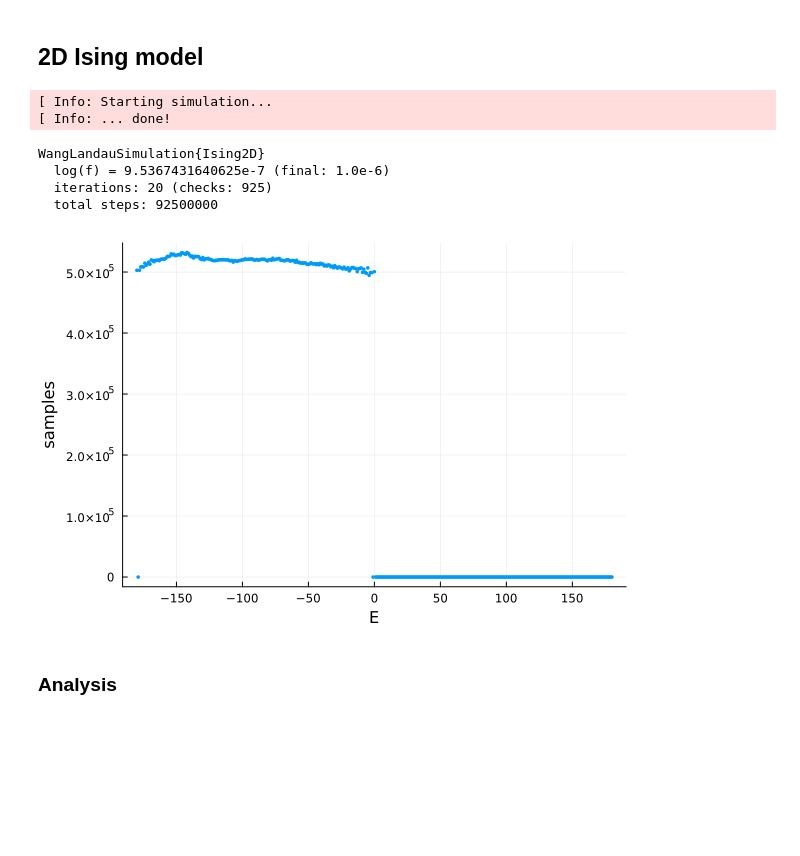
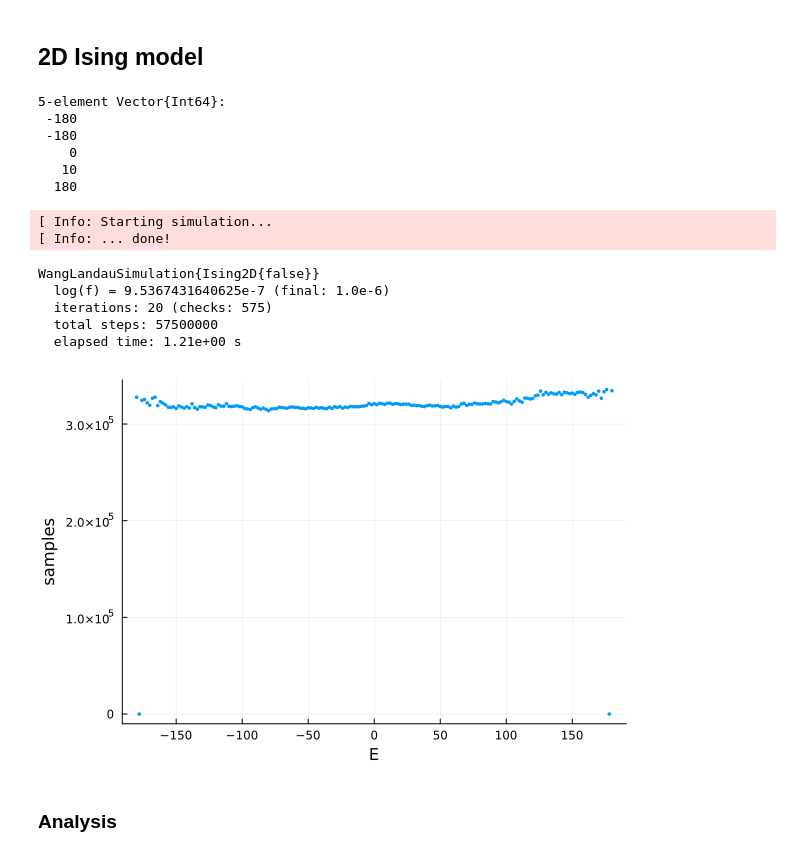
Before and after one commit to christofbradly/WangLandau.jl, a Jupyter notebook: examples/ising.ipynb, the cells around one changed output. Drawn from its saved outputs; the diff is of its cells as text; code cells hidden in the pictures; blank space fills up the shorter version.

Commit message:
fix ising, add periodic bcs

```diff
--- a/examples/ising.ipynb
+++ b/examples/ising.ipynb
@@ -3,12 +3,30 @@
 # %%
 include("ising.jl") # using WangLandau
 using StatsPlots, DataFrames, LinearAlgebra, LaTeXStrings
+# %%
+# define problem
+L = 10
+periodic = false
+
+# example states
+all_up = ones(Int, L, L)
+all_down = -all_up
+stripes = hcat([(-1)^i .* ones(Int, L) for i in 1:L]...)    # alternating columns
+alternating = reshape([(-1)^(i+j) for i in 1:L, j in 1:L], (L, L))
+all_rand = rand((-1, 1), (L, L))    # Ising2D keyword: initial_state = nothing
+
+f = periodic ? ising_periodic_energy : ising_free_energy
+[f(st) for st in (all_up, all_down, stripes, all_rand, alternating)]
+# %% [output]
+5-element Vector{Int64}:
+ -180
+ -180
+    0
+   10
+  180
 # %%
 # Run simulation
-L = 10
-prob = WangLandauProblem(Ising2D(L; initial_state = -ones(Int, L, L)))
-
-# solve(prob; final_logf = 1e-1)
+prob = WangLandauProblem(Ising2D(L; periodic))
 sim = solve(prob;
     # catchup = FixedFractionalCatchup(0.99),
     final_logf = 1e-6,
@@ -16,15 +34,16 @@ sim = solve(prob;
 # %% [output]
 [ Info: Starting simulation...
 [ Info: ... done!
-WangLandauSimulation{Ising2D}
+WangLandauSimulation{Ising2D{false}}
   log(f) = 9.5367431640625e-7 (final: 1.0e-6)
-  iterations: 20 (checks: 925)
-  total steps: 92500000
+  iterations: 20 (checks: 575)
+  total steps: 57500000
+  elapsed time: 1.21e+00 s
 # %%
-Erange = -sim.state.maxE:sim.state.maxE
+Erange = -(sim.state.maxE):(2*(1 + periodic)):(sim.state.maxE)
 scatter(Erange, sim.samples; label = :none, xlabel = "E", ylabel = "samples", msw = 0, ms = 2)
 # %% [output]
-[figure, old version]
+[figure, new version]
 # %% [markdown]
 ### Analysis
 # %% [markdown]
```
Also changed, not shown: parts of 7 cells of this notebook, 1 other file.
